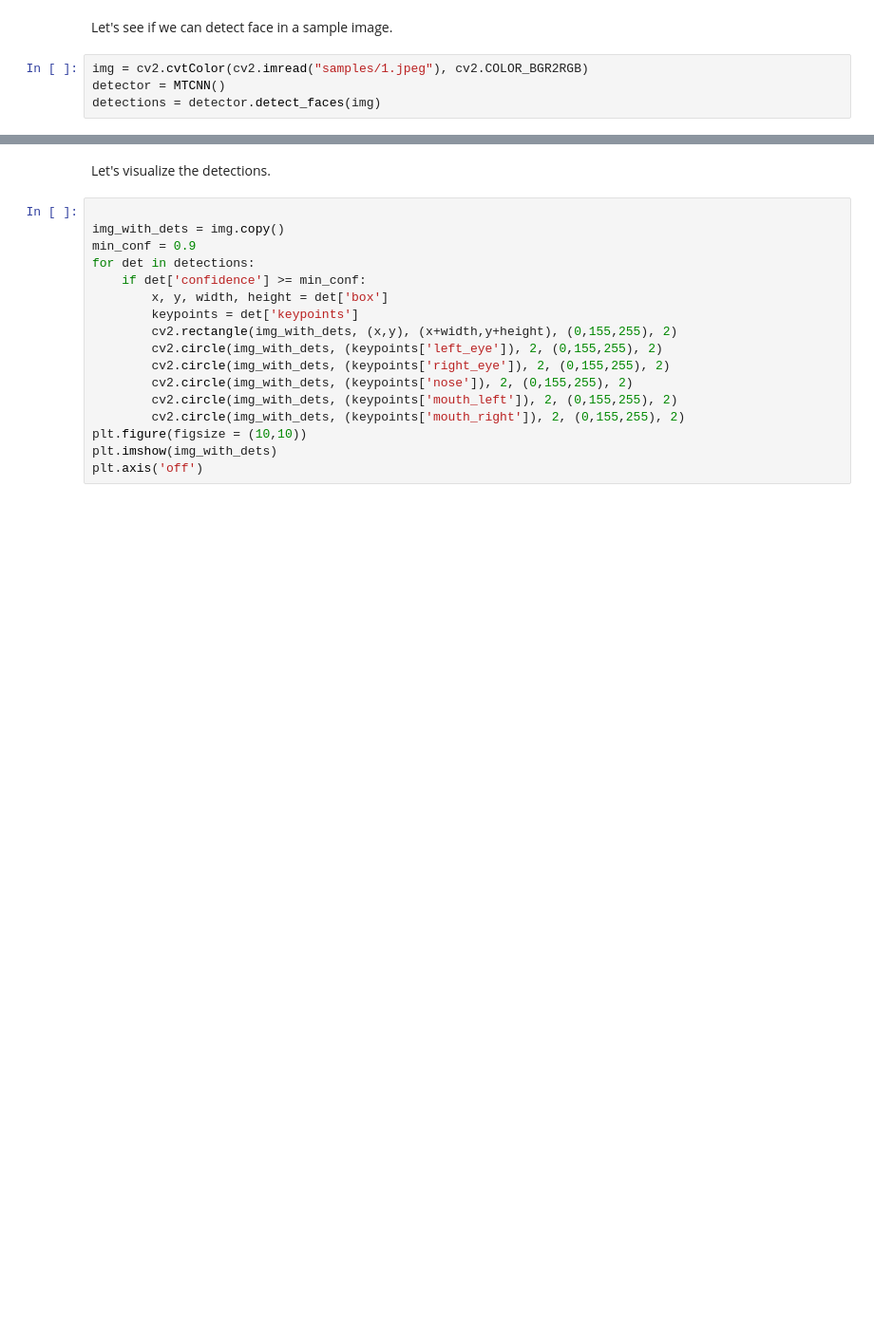
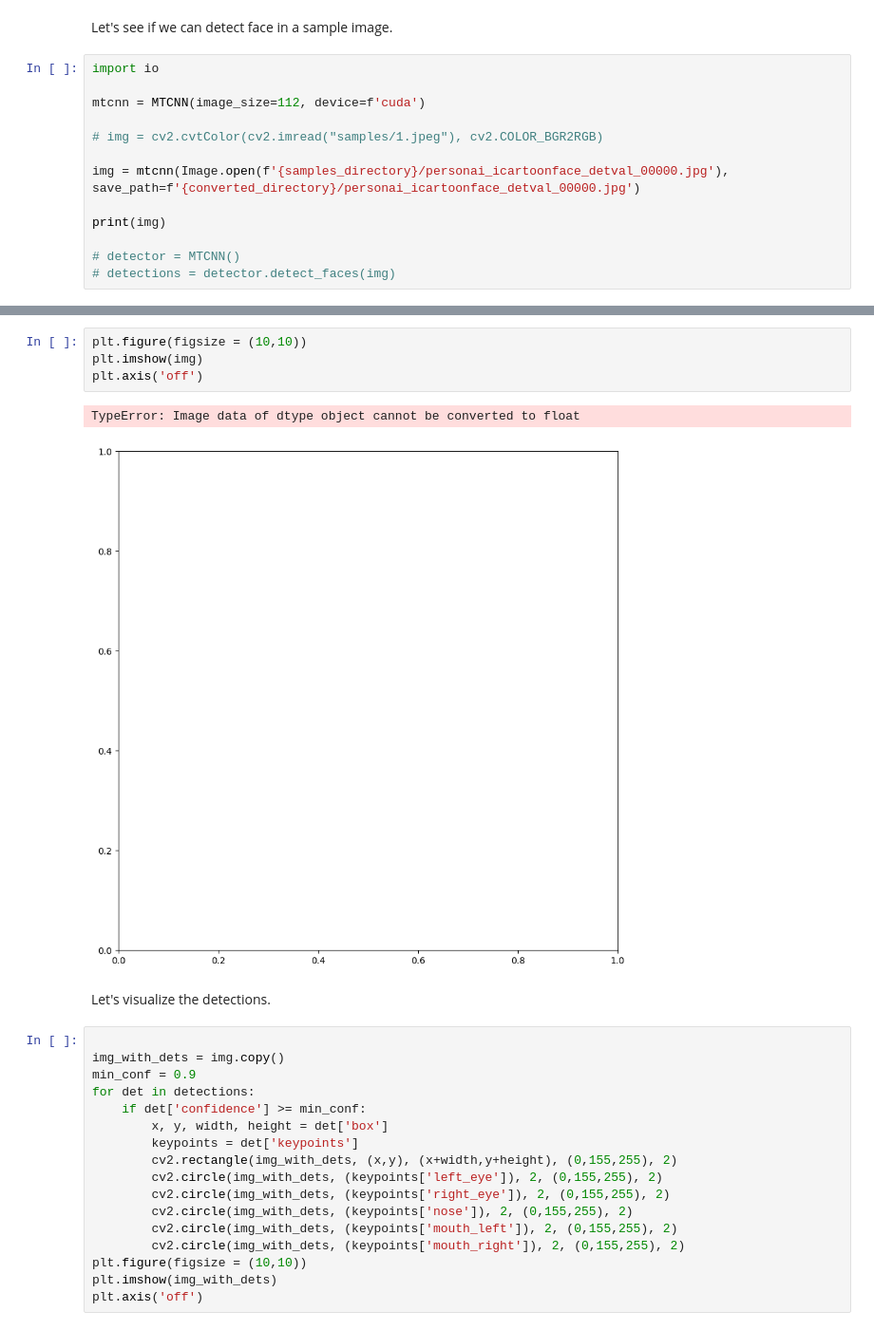
Before and after one commit to desertSniper87/cartoon-face-recognition, a Jupyter notebook: cartoon_face_recognition/notebook.ipynb, the cells around one changed output, grey strips where cells are left out. Shown at 95% size. Saved outputs shown, nothing was run; the diff lists cells and outputs as text; blank space fills up the shorter version.

```diff
--- a/cartoon_face_recognition/notebook.ipynb
+++ b/cartoon_face_recognition/notebook.ipynb
@@ -24,7 +26,16 @@ print(os.getcwd())
 # %% [markdown]
 Let's see if we can detect face in a sample image.
 # %%
-img = cv2.cvtColor(cv2.imread("samples/1.jpeg"), cv2.COLOR_BGR2RGB)
-detector = MTCNN()
-detections = detector.detect_faces(img)
+import io
+
+mtcnn = MTCNN(image_size=112, device=f'cuda')
+
+# img = cv2.cvtColor(cv2.imread("samples/1.jpeg"), cv2.COLOR_BGR2RGB)
+
+img = mtcnn(Image.open(f'{samples_directory}/personai_icartoonface_detval_00000.jpg'), save_path=f'{converted_directory}/personai_icartoonface_detval_00000.jpg')
+
+print(img)
+
+# detector = MTCNN()
+# detections = detector.detect_faces(img)
 # %% [output]
@@ -42,3 +43,10 @@ To enable them in other operations, rebuild TensorFlow with the appropriate comp
+# %%
+plt.figure(figsize = (10,10))
+plt.imshow(img)
+plt.axis('off')
+# %% [output]
+TypeError: Image data of dtype object cannot be converted to float
+[figure, added]
 # %% [markdown]
 Let's visualize the detections.
 # %%
```
Also changed, not shown: parts of 3 cells of this notebook, 22 other files.
